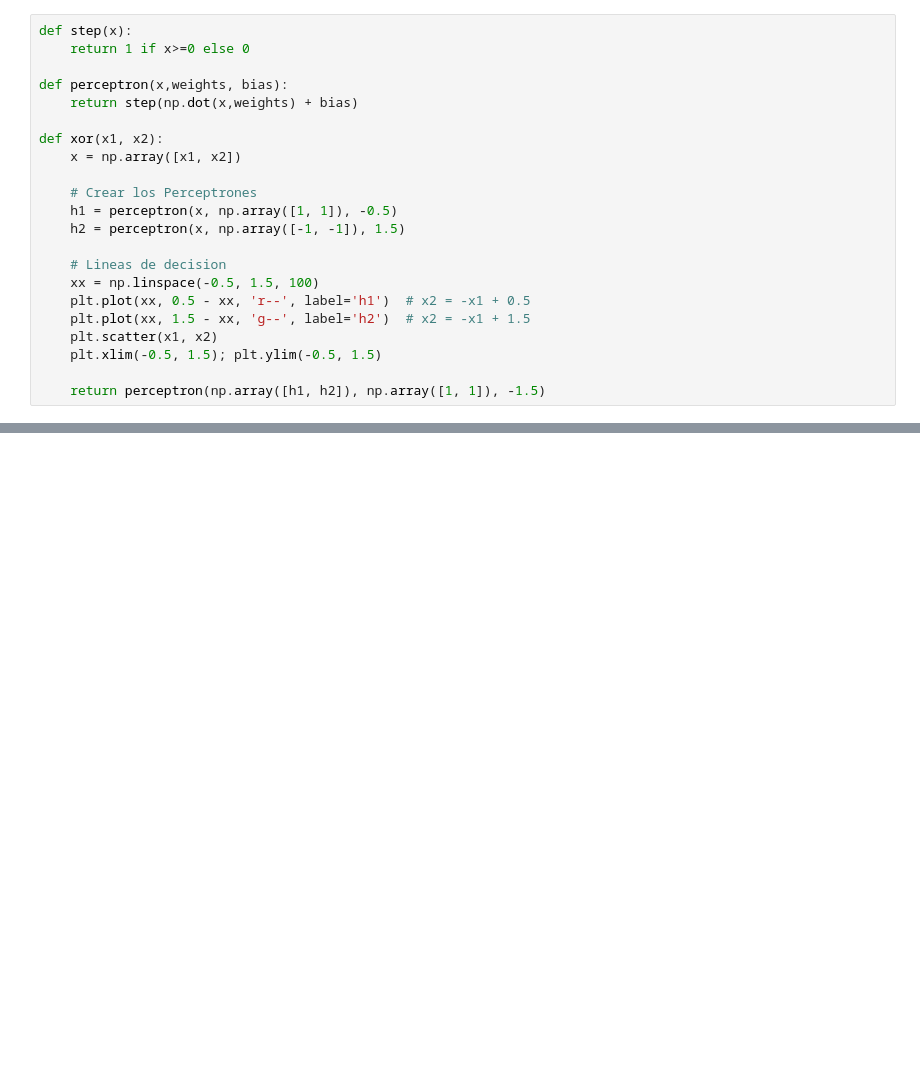
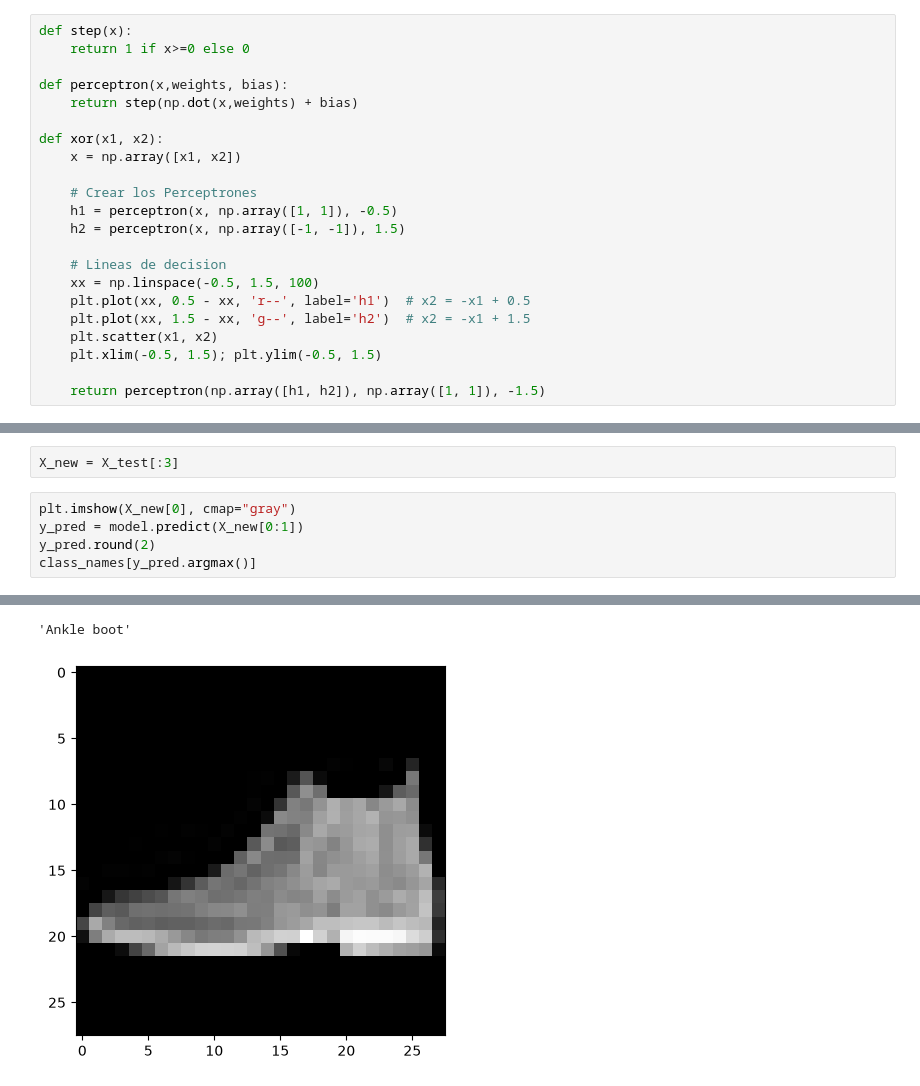
Before and after one commit to titooDiaz/Machine-Learning, a Jupyter notebook: HOML/Part 2/Chapter 10/nootebook.ipynb, the cells around one changed output, grey strips where cells are left out. Saved outputs shown, nothing was run; the diff lists cells and outputs as text; blank space fills up the shorter version.

```diff
--- a/HOML/Part 2/Chapter 10/nootebook.ipynb
+++ b/HOML/Part 2/Chapter 10/nootebook.ipynb
@@ -118,0 +547,8 @@ La prediccion es de 1 XOR 1 = 0
+# %%
+X_new = X_test[:3]
+# %%
+plt.imshow(X_new[0], cmap="gray")
+y_pred = model.predict(X_new[0:1])
+y_pred.round(2)
+class_names[y_pred.argmax()]
+# %% [output]
@@ -118,0 +556,2 @@ La prediccion es de 1 XOR 1 = 0
+'Ankle boot'
+[figure, added]
```
Also changed, not shown: parts of 47 cells of this notebook.
